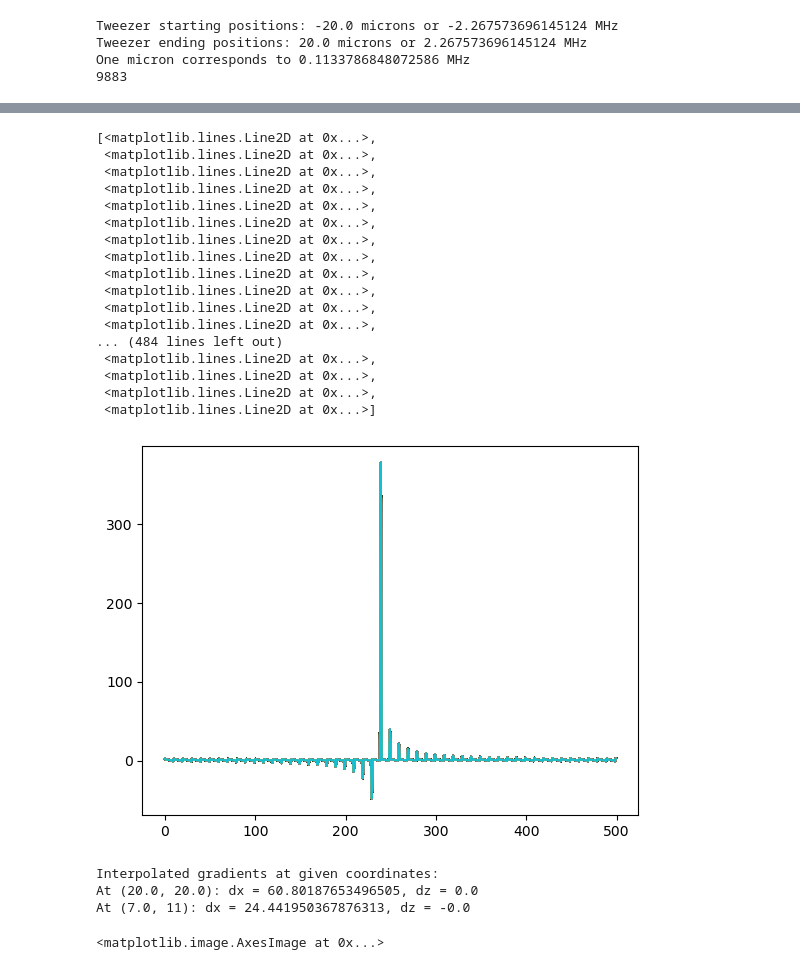
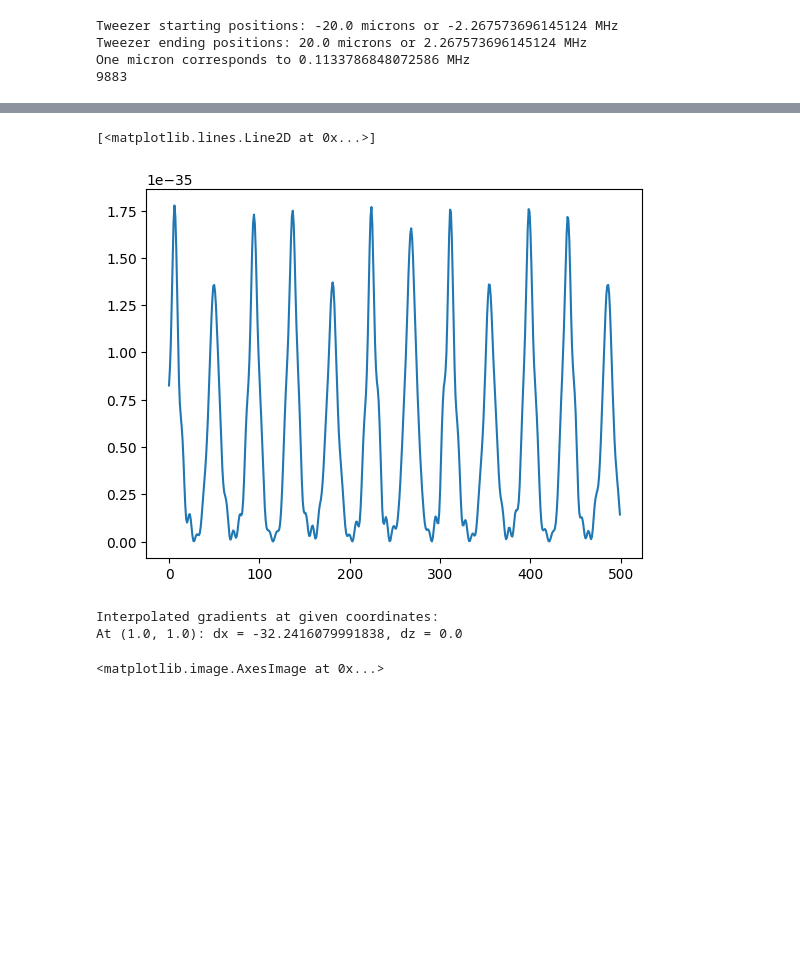
Before and after one commit to nsong03/Ultracold-Research, a Jupyter notebook: TweezerOptimization/AWGwaveformopt_outofplane.ipynb, the cells around one changed output, grey strips where cells are left out. Cells and saved outputs as stored; diff of their text form; code cells hidden in the pictures; blank space fills up the shorter version.

```diff
--- a/TweezerOptimization/AWGwaveformopt_outofplane.ipynb
+++ b/TweezerOptimization/AWGwaveformopt_outofplane.ipynb
@@ -414,4 +452,4 @@ def retrieve_oop_potentials(AWGwaveform, zoffsets, frameheight_real, framesizes,
 # %%
-shotsout = retrieve_oop_potentials(AWGinitguessexponential, cp.array([-1e-6, -2e-6,-3e-6,]), 20, cp.array([1e-5, 1e-7]),
-                                   globalvariables, 10)
+shotsout = retrieve_oop_potentials(AWGinitguessexponential, 3, focallength - 1e-6, 1e-6, 17, cp.array([1e-5, 1e-6]),
+                                   globalvariables, 100)
 # %% [output]
@@ -431,26 +466,9 @@ plt.plot(testout[0].get())
-# %%
-plt.plot(bluestein_fft(AWGinitguessexponential[0:500], 0, 5,10,0.1,500).get())
-# %% [output]
-[<matplotlib.lines.Line2D at 0x...>,
- <matplotlib.lines.Line2D at 0x...>,
- <matplotlib.lines.Line2D at 0x...>,
- <matplotlib.lines.Line2D at 0x...>,
- <matplotlib.lines.Line2D at 0x...>,
- <matplotlib.lines.Line2D at 0x...>,
- <matplotlib.lines.Line2D at 0x...>,
- <matplotlib.lines.Line2D at 0x...>,
- <matplotlib.lines.Line2D at 0x...>,
- <matplotlib.lines.Line2D at 0x...>,
- <matplotlib.lines.Line2D at 0x...>,
- <matplotlib.lines.Line2D at 0x...>,
-... (484 lines left out)
- <matplotlib.lines.Line2D at 0x...>,
- <matplotlib.lines.Line2D at 0x...>,
- <matplotlib.lines.Line2D at 0x...>,
- <matplotlib.lines.Line2D at 0x...>]
-[figure, removed]
+# %%
+plt.plot(shotsout[5000][1])
+# %% [output]
+[<matplotlib.lines.Line2D at 0x...>]
+[figure, added]
 # %%
-import cupy as cp
 
 def bilinear_interpolation(z, x, zz, xx, potential_slices):
     """
@@ -556,7 +574,7 @@ potential_slices, zz, xx = interpolate_potential_cp(potential_slices, xspacing,
 grad_x, grad_z = compute_gradient_cp(potential_slices, xspacing, zspacing)
 
 # Interpolate gradient at given coordinates
-coordinates = [(20.0, 20.0), (7.0, 11)]  # Example coordinates
+coordinates = [(1.0, 1.0)]  # Example coordinates
 interpolated_gradients = interpolate_gradient_cp(grad_x, grad_z, coordinates, zz, xx)
 
 # Print results
@@ -565,6 +583,5 @@ for coord, grad in zip(coordinates, interpolated_gradients):
     print(f"At {coord}: dx = {grad[0]}, dz = {grad[1]}")
 # %% [output]
 Interpolated gradients at given coordinates:
-At (20.0, 20.0): dx = 60.80187653496505, dz = 0.0
-At (7.0, 11): dx = 24.441950367876313, dz = -0.0
+At (1.0, 1.0): dx = -32.2416079991838, dz = 0.0
 # %%
```
Also changed, not shown: parts of 15 cells of this notebook, 2 other files.
